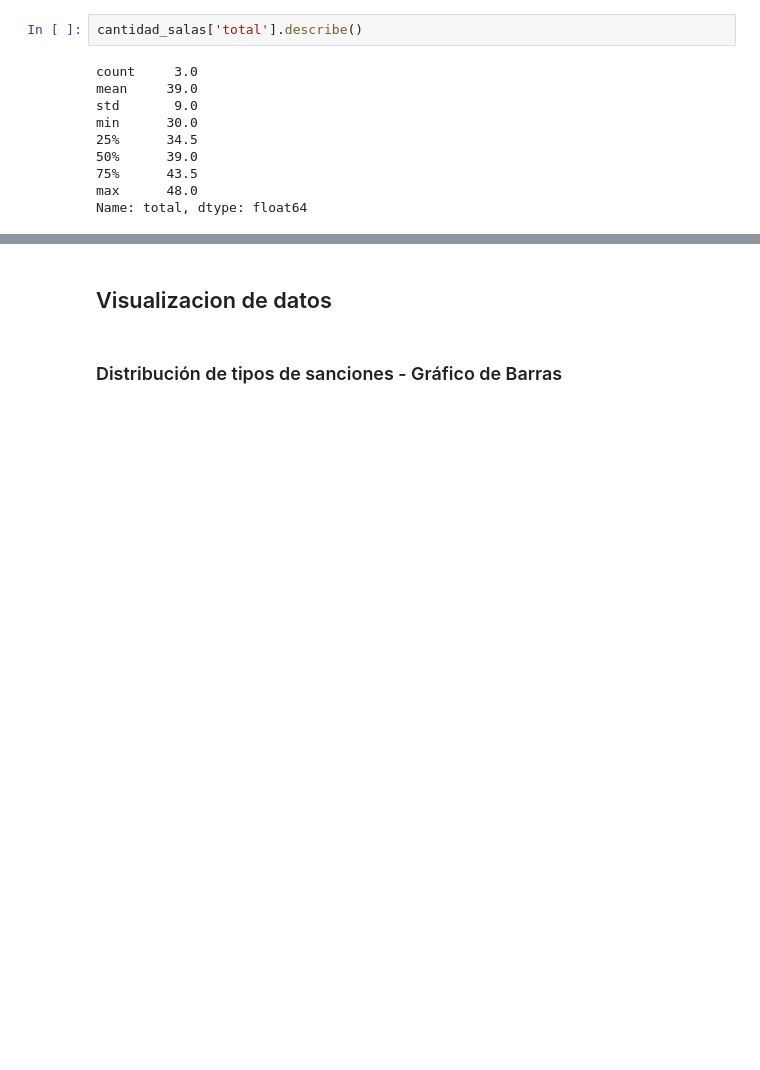
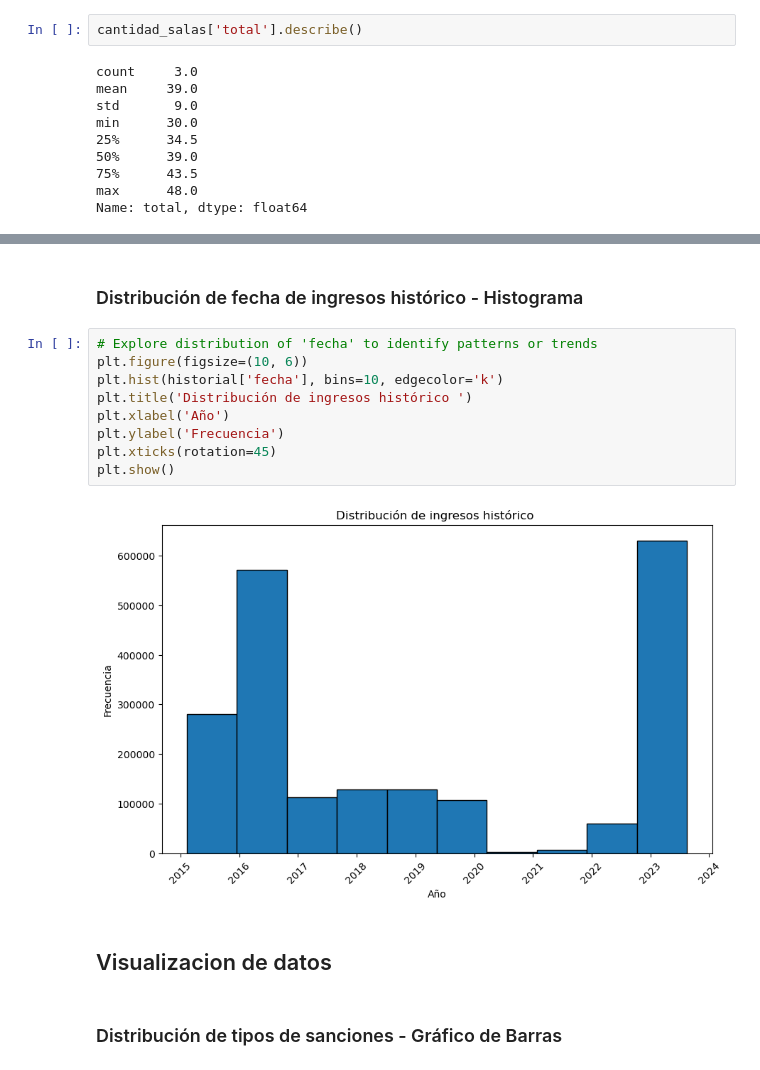
Before and after one commit to dfosorio111/tech_skills, a Jupyter notebook: visualization/data_analytics_AgenteSalas .ipynb, the cells around one changed output, grey strips where cells are left out. Drawn from its saved outputs; the diff is of its cells as text; blank space fills up the shorter version.

```diff
--- a/visualization/data_analytics_AgenteSalas .ipynb
+++ b/visualization/data_analytics_AgenteSalas .ipynb
@@ -441,3 +495,16 @@ plt.show()
+# %% [markdown]
+### Distribución de fecha de ingresos histórico - Histograma
+# %%
+# Explore distribution of 'fecha' to identify patterns or trends
+plt.figure(figsize=(10, 6))
+plt.hist(historial['fecha'], bins=10, edgecolor='k')
+plt.title('Distribución de ingresos histórico ')
+plt.xlabel('Año')
+plt.ylabel('Frecuencia')
+plt.xticks(rotation=45)
+plt.show()
+# %% [output]
+[figure, added]
 # %% [markdown]
 ## Visualizacion de datos
 # %% [markdown]
```
Also changed, not shown: parts of 16 cells of this notebook, 1 other file.
